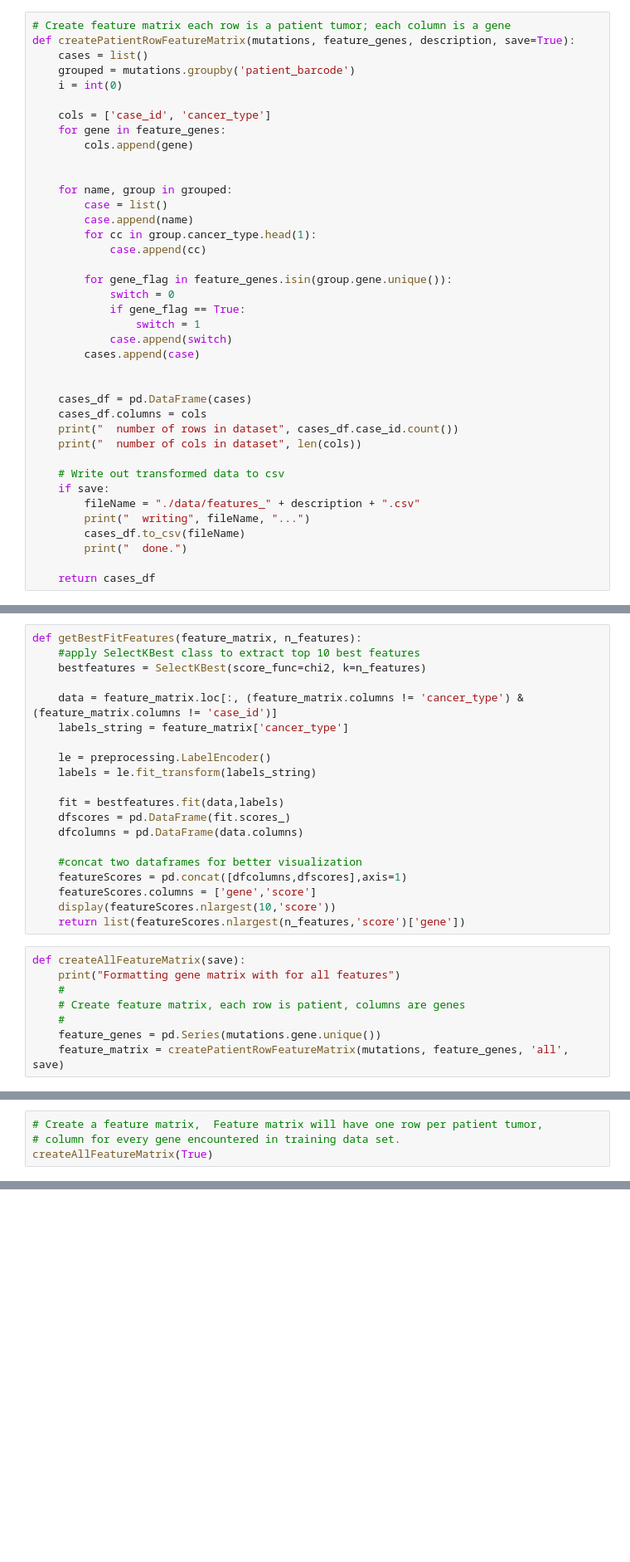
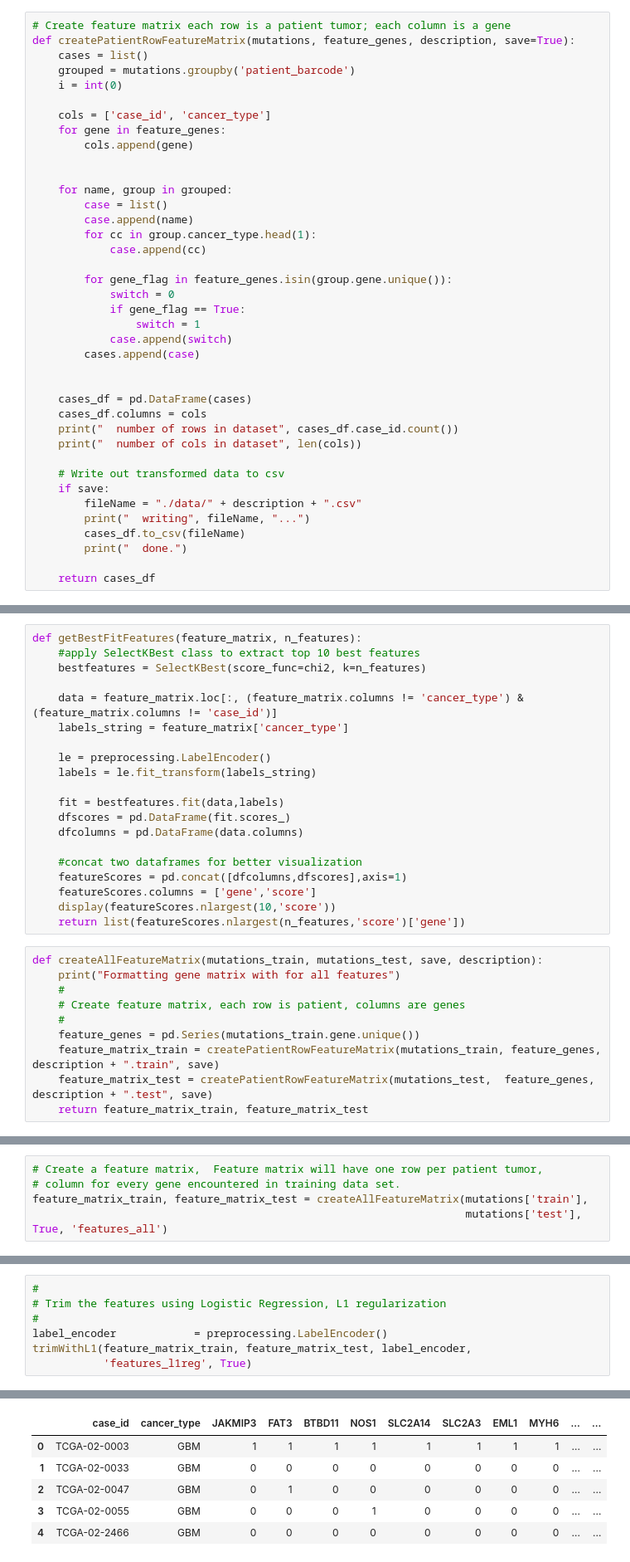
Before and after one commit to tonydisera/w207_6_sum19_g5_final_project, a Jupyter notebook: 02_feature_engineering.ipynb, the cells around one changed output, grey strips where cells are left out. Shown at 83% size. Drawn from its saved outputs; the diff is of its cells as text; blank space fills up the shorter version.

Commit message:
Add l1 regularization

```diff
--- a/02_feature_engineering.ipynb
+++ b/02_feature_engineering.ipynb
@@ -128,7 +136,7 @@ def createPatientRowFeatureMatrix(mutations, feature_genes, description, save=Tr
 
     # Write out transformed data to csv
     if save:
-        fileName = "./data/features_" + description + ".csv"
+        fileName = "./data/" + description + ".csv"
         print("  writing", fileName, "...")
         cases_df.to_csv(fileName)
         print("  done.")
@@ -297,10 +313,12 @@ def getBestFitFeatures(feature_matrix, n_features):
     display(featureScores.nlargest(10,'score'))
     return list(featureScores.nlargest(n_features,'score')['gene'])
 # %%
-def createAllFeatureMatrix(save):
+def createAllFeatureMatrix(mutations_train, mutations_test, save, description):
     print("Formatting gene matrix with for all features")
     #
     # Create feature matrix, each row is patient, columns are genes
     #
-    feature_genes = pd.Series(mutations.gene.unique())
-    feature_matrix = createPatientRowFeatureMatrix(mutations, feature_genes, 'all', save)
+    feature_genes = pd.Series(mutations_train.gene.unique())
+    feature_matrix_train = createPatientRowFeatureMatrix(mutations_train, feature_genes, description + ".train", save)
+    feature_matrix_test = createPatientRowFeatureMatrix(mutations_test,  feature_genes, description + ".test", save)
+    return feature_matrix_train, feature_matrix_test
@@ -402,7 +405,8 @@ Formatting gene matrix with best fit for 8000 features
 # %%
 # Create a feature matrix,  Feature matrix will have one row per patient tumor,
 # column for every gene encountered in training data set.
-createAllFeatureMatrix(True)
+feature_matrix_train, feature_matrix_test = createAllFeatureMatrix(mutations['train'],
+                                                                   mutations['test'], True, 'features_all')
 # %% [output]
 Formatting gene matrix with for all features
   number of rows in dataset 8006
@@ -411,0 +416,8 @@ Formatting gene matrix with for all features
+# %%
+#
+# Trim the features using Logistic Regression, L1 regularization
+#
+label_encoder            = preprocessing.LabelEncoder()
+trimWithL1(feature_matrix_train, feature_matrix_test, label_encoder,
+           'features_l1reg', True)
+# %% [output]
@@ -411,0 +425,6 @@ Formatting gene matrix with for all features
+|  | case_id | cancer_type | JAKMIP3 | FAT3 | BTBD11 | NOS1 | SLC2A14 | SLC2A3 | EML1 | MYH6 | ... | ... |
+| 0 | TCGA-02-0003 | GBM | 1 | 1 | 1 | 1 | 1 | 1 | 1 | 1 | ... | ... |
+| 1 | TCGA-02-0033 | GBM | 0 | 0 | 0 | 0 | 0 | 0 | 0 | 0 | ... | ... |
+| 2 | TCGA-02-0047 | GBM | 0 | 1 | 0 | 0 | 0 | 0 | 0 | 0 | ... | ... |
+| 3 | TCGA-02-0055 | GBM | 0 | 0 | 0 | 1 | 0 | 0 | 0 | 0 | ... | ... |
+| 4 | TCGA-02-2466 | GBM | 0 | 0 | 0 | 0 | 0 | 0 | 0 | 0 | ... | ... |
```
Also changed, not shown: parts of 16 cells of this notebook.
